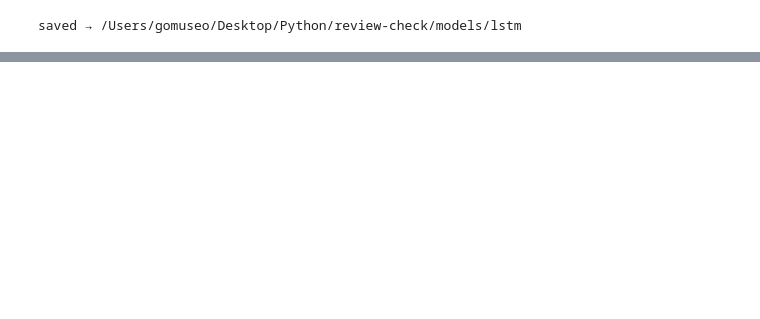
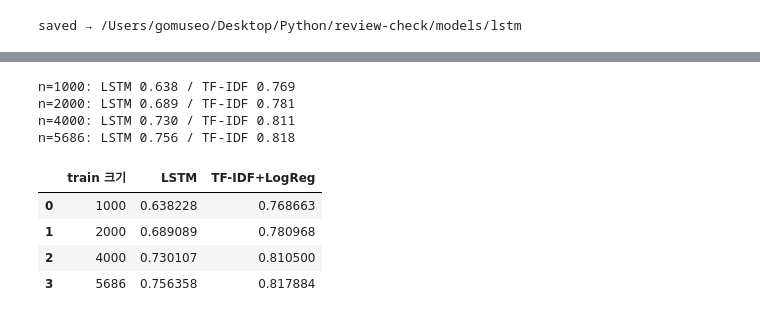
Before and after one commit to rhantj/review-check, a Jupyter notebook: notebooks/03_train_lstm.ipynb, the cells around one changed output, grey strips where cells are left out. Cells and saved outputs as stored; diff of their text form; code cells hidden in the pictures; blank space fills up the shorter version.

```diff
--- a/notebooks/03_train_lstm.ipynb
+++ b/notebooks/03_train_lstm.ipynb
@@ -121,0 +256,61 @@ saved → /Users/gomuseo/Desktop/Python/review-check/models/lstm
+# %%
+SIZES = [1000, 2000, 4000, len(tr)]
+
+def lstm_test_acc(df_sub):
+    """부분 train으로 어휘 구축부터 다시 학습 → test accuracy (early stopping 동일 적용)"""
+    v = build_vocab(df_sub["text"].tolist(), min_freq=MIN_FREQ)
+    dl_s = DataLoader(tensors(df_sub, v), batch_size=BATCH_SIZE, shuffle=True)
+    val_s = DataLoader(tensors(va, v), batch_size=BATCH_SIZE)
+    m = LSTMClassifier(len(v), embed_dim=EMBED_DIM, hidden=HIDDEN)
+    o = torch.optim.Adam(m.parameters(), lr=LR)
+    best, best_st, wait = float("inf"), None, 0
+    for ep in range(MAX_EPOCHS):
+        m.train()
+        for X, y in dl_s:
+            o.zero_grad()
+            loss_fn(m(X), y).backward()
+            o.step()
+        m.eval()
+        with torch.no_grad():
+            vl = sum(loss_fn(m(X), y).item() * len(y) for X, y in val_s) / len(va)
+        if vl < best:
+            best, best_st, wait = vl, copy.deepcopy(m.state_dict()), 0
+        else:
+            wait += 1
+            if wait >= PATIENCE:
+                break
+    m.load_state_dict(best_st)
+    m.eval()
+    with torch.no_grad():
+        preds_s = torch.cat([m(X).argmax(1) for X, _ in DataLoader(tensors(te, v), batch_size=BATCH_SIZE)])
+    return accuracy_score(te["label"], preds_s.tolist())
+
+def tfidf_test_acc(df_sub):
+    v = TfidfVectorizer(max_features=TFIDF_MAX_FEATURES,
+                        ngram_range=TFIDF_NGRAM, sublinear_tf=True)
+    c = LogisticRegression(C=LOGREG_C, max_iter=1000, random_state=RANDOM_SEED)
+    c.fit(v.fit_transform(df_sub["text"]), df_sub["label"])
+    return accuracy_score(te["label"], c.predict(v.transform(te["text"])))
+
+curve = []
+for n in SIZES:
+    sub = tr.sample(n, random_state=RANDOM_SEED) if n < len(tr) else tr
+    row = {"train 크기": n,
+           "LSTM": lstm_test_acc(sub),
+           "TF-IDF+LogReg": tfidf_test_acc(sub)}
+    curve.append(row)
+    print(f"n={n}: LSTM {row['LSTM']:.3f} / TF-IDF {row['TF-IDF+LogReg']:.3f}")
+
+curve_df = pd.DataFrame(curve)
+curve_df.to_csv(OUTPUT_DIR / "03_learning_curve.csv", index=False, encoding="utf-8-sig")
+curve_df
+# %% [output]
+n=1000: LSTM 0.638 / TF-IDF 0.769
+n=2000: LSTM 0.689 / TF-IDF 0.781
+n=4000: LSTM 0.730 / TF-IDF 0.811
+n=5686: LSTM 0.756 / TF-IDF 0.818
+|  | train 크기 | LSTM | TF-IDF+LogReg |
+| 0 | 1000 | 0.638228 | 0.768663 |
+| 1 | 2000 | 0.689089 | 0.780968 |
+| 2 | 4000 | 0.730107 | 0.810500 |
+| 3 | 5686 | 0.756358 | 0.817884 |
```
Also changed, not shown: parts of 13 cells of this notebook, 9 other files.
